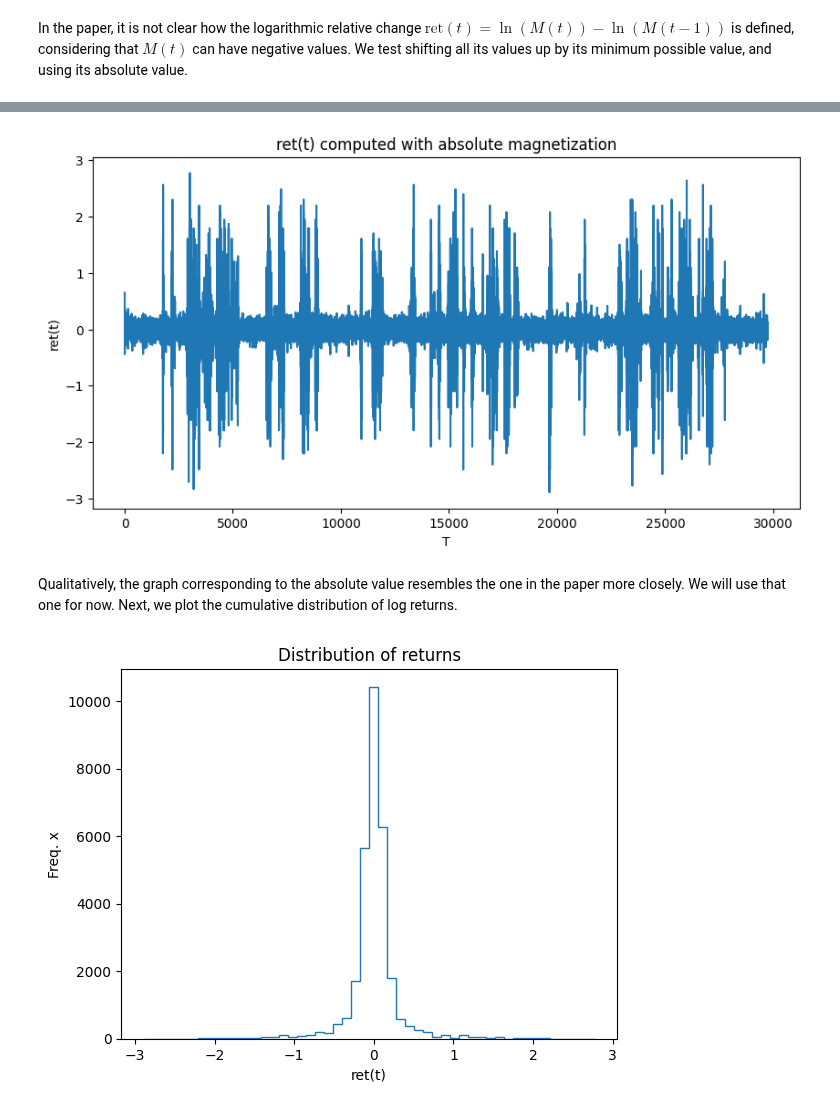
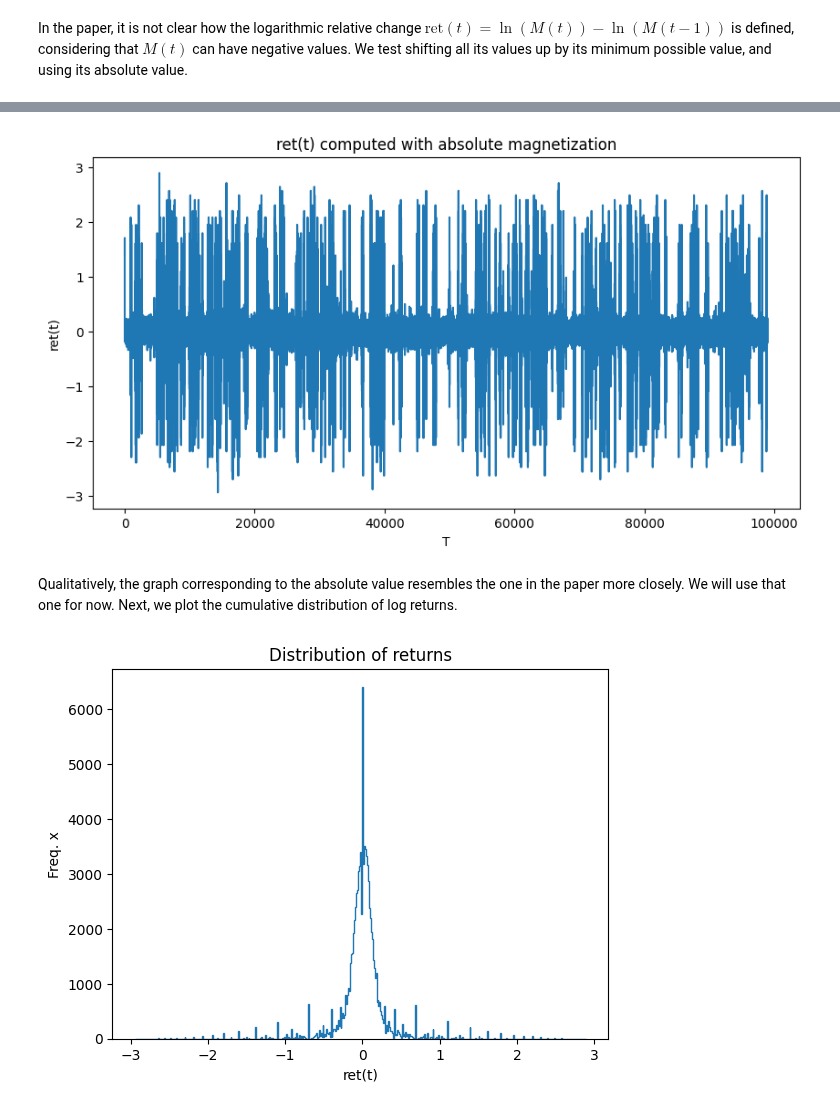
Before and after one commit to eghirardo/ising-markets, a Jupyter notebook: Code/Bornholdt.ipynb, the cells around one changed output, grey strips where cells are left out. Saved outputs shown, nothing was run; the diff lists cells and outputs as text; code cells hidden in the pictures.

```diff
--- a/Code/Bornholdt.ipynb
+++ b/Code/Bornholdt.ipynb
@@ -107,0 +106,2 @@ model = model_0
+# %%
+model = pickle.load(open('bornholdt_model_100000_J1.0_alpha4.0_T1.5_C1024.pkl', "rb"))
@@ -137,17 +144,17 @@ plt.ylabel("ret(t)")
 plt.title("ret(t) computed with absolute magnetization")
 plt.show()
 # %% [output]
-[figure, old version]
+[figure, new version]
 # %% [markdown]
 Qualitatively, the graph corresponding to the absolute value resembles the one in the paper more closely. We will use that one for now. Next, we plot the cumulative distribution of log returns.
 # %%
-plt.hist(log_returns, bins=50, density=False, cumulative=False, histtype='step')
+plt.hist(log_returns, bins=500, density=False, cumulative=False, histtype='step')
 plt.xlabel("ret(t)")
 plt.ylabel("Freq. x")
 plt.title("Distribution of returns")
 plt.show()
 # %% [output]
-[figure, old version]
+[figure, new version]
 # %%
 plt.hist(abs(log_returns), bins=500, density=False, cumulative=True, histtype='step')
 plt.xlabel("ret(t)")
```
Also changed, not shown: parts of 7 cells of this notebook, 14 other files.
